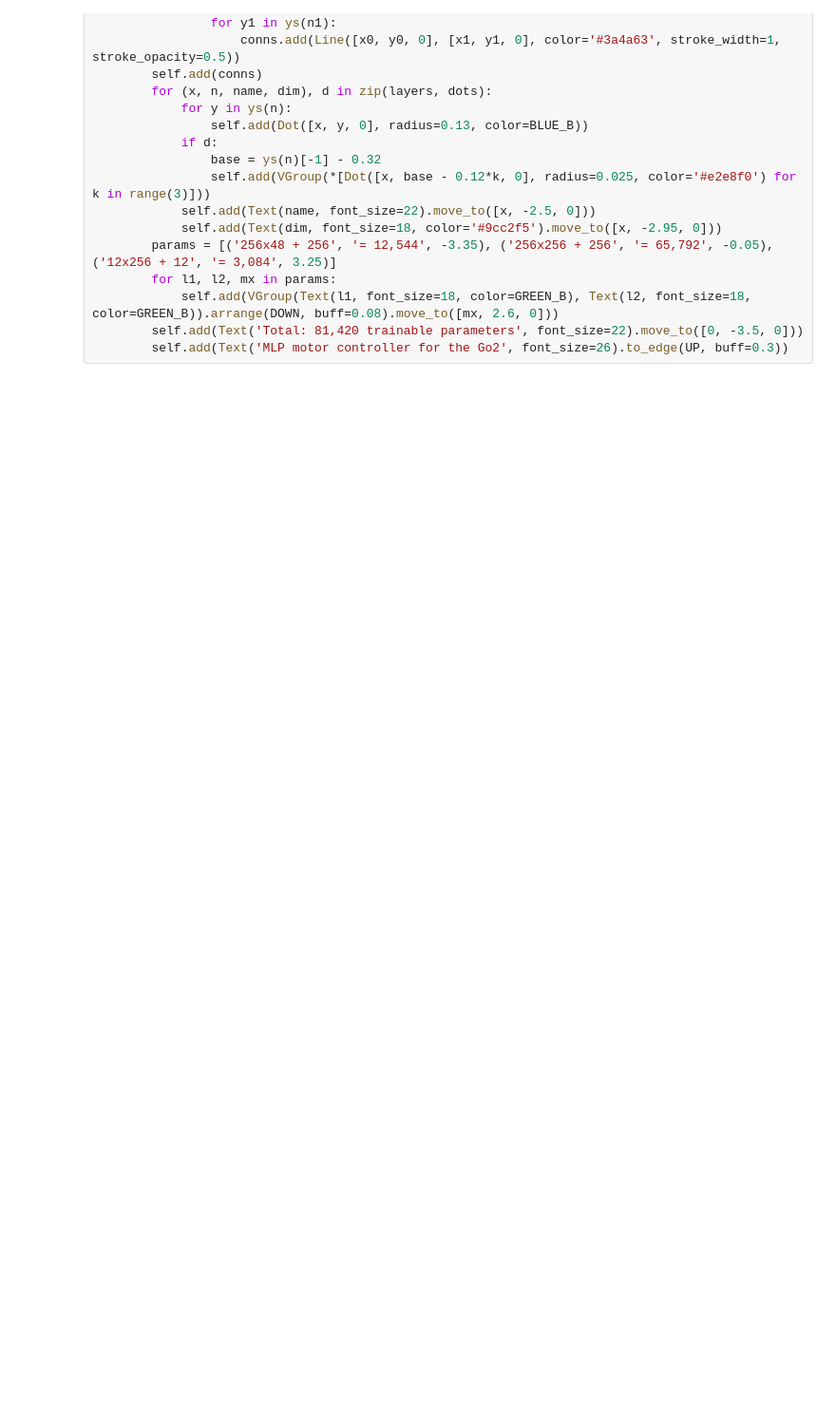
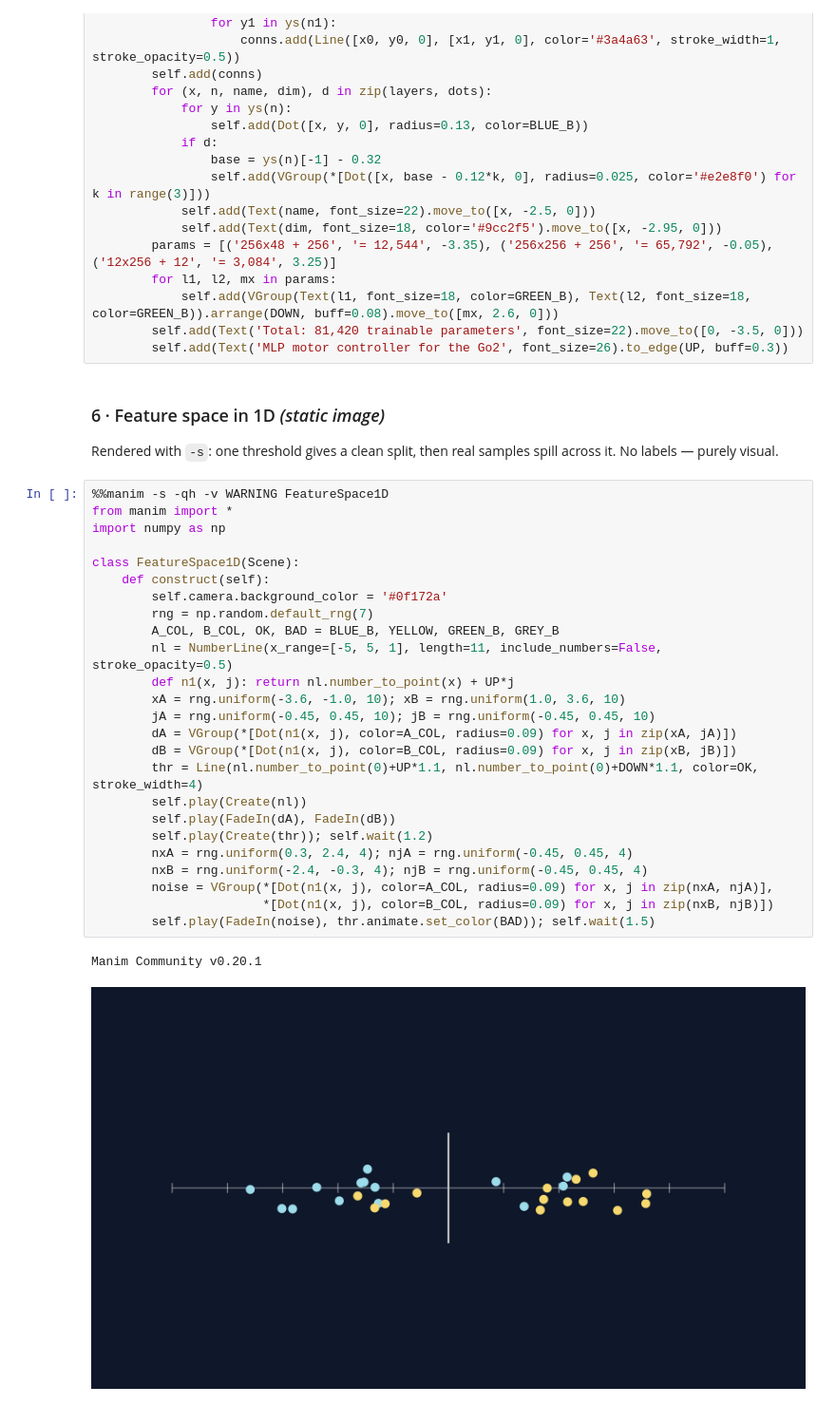
Before and after one commit to DEschweiler/EmbodiedAI_MathToMotion, a Jupyter notebook: manim_studio.ipynb, the cells around one changed output. Shown at 95% size. Saved outputs shown, nothing was run; the diff lists cells and outputs as text; blank space fills up the shorter version.

```diff
--- a/manim_studio.ipynb
+++ b/manim_studio.ipynb
@@ -197,3 +199,34 @@ class MLPArchitecture(Scene):
             self.add(VGroup(Text(l1, font_size=18, color=GREEN_B), Text(l2, font_size=18, color=GREEN_B)).arrange(DOWN, buff=0.08).move_to([mx, 2.6, 0]))
         self.add(Text('Total: 81,420 trainable parameters', font_size=22).move_to([0, -3.5, 0]))
         self.add(Text('MLP motor controller for the Go2', font_size=26).to_edge(UP, buff=0.3))
+# %% [markdown]
+### 6 · Feature space in 1D  *(static image)*
+Rendered with `-s`: one threshold gives a clean split, then real samples spill across it. No labels — purely visual.
+# %%
+%%manim -s -qh -v WARNING FeatureSpace1D
+from manim import *
+import numpy as np
+
+class FeatureSpace1D(Scene):
+    def construct(self):
+        self.camera.background_color = '#0f172a'
+        rng = np.random.default_rng(7)
+        A_COL, B_COL, OK, BAD = BLUE_B, YELLOW, GREEN_B, GREY_B
+        nl = NumberLine(x_range=[-5, 5, 1], length=11, include_numbers=False, stroke_opacity=0.5)
+        def n1(x, j): return nl.number_to_point(x) + UP*j
+        xA = rng.uniform(-3.6, -1.0, 10); xB = rng.uniform(1.0, 3.6, 10)
+        jA = rng.uniform(-0.45, 0.45, 10); jB = rng.uniform(-0.45, 0.45, 10)
+        dA = VGroup(*[Dot(n1(x, j), color=A_COL, radius=0.09) for x, j in zip(xA, jA)])
+        dB = VGroup(*[Dot(n1(x, j), color=B_COL, radius=0.09) for x, j in zip(xB, jB)])
+        thr = Line(nl.number_to_point(0)+UP*1.1, nl.number_to_point(0)+DOWN*1.1, color=OK, stroke_width=4)
+        self.play(Create(nl))
+        self.play(FadeIn(dA), FadeIn(dB))
+        self.play(Create(thr)); self.wait(1.2)
+        nxA = rng.uniform(0.3, 2.4, 4); njA = rng.uniform(-0.45, 0.45, 4)
+        nxB = rng.uniform(-2.4, -0.3, 4); njB = rng.uniform(-0.45, 0.45, 4)
+        noise = VGroup(*[Dot(n1(x, j), color=A_COL, radius=0.09) for x, j in zip(nxA, njA)],
+                       *[Dot(n1(x, j), color=B_COL, radius=0.09) for x, j in zip(nxB, njB)])
+        self.play(FadeIn(noise), thr.animate.set_color(BAD)); self.wait(1.5)
+# %% [output]
+Manim Community v0.20.1
+[figure, added]
```
Also changed, not shown: parts of 7 cells of this notebook, 2 other files.
